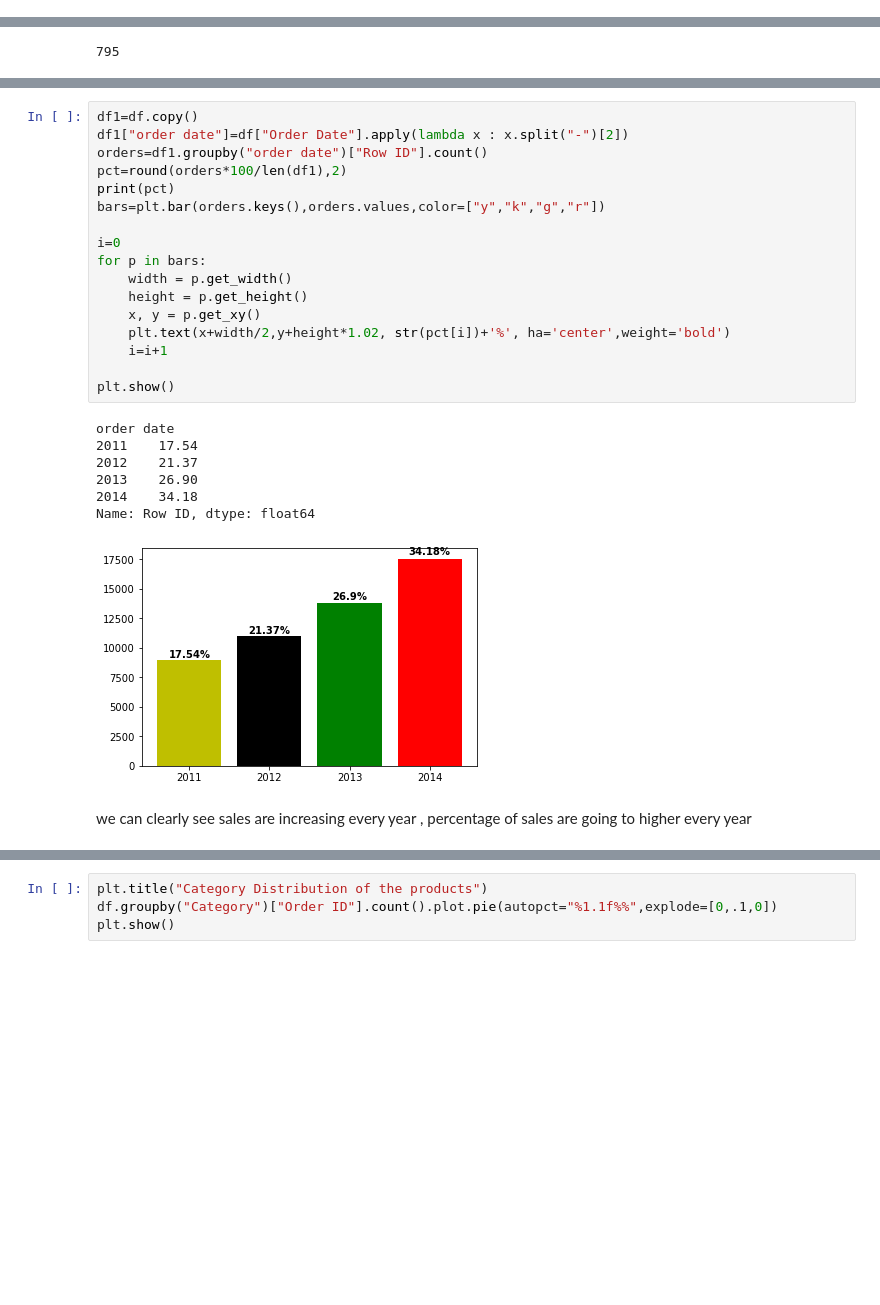
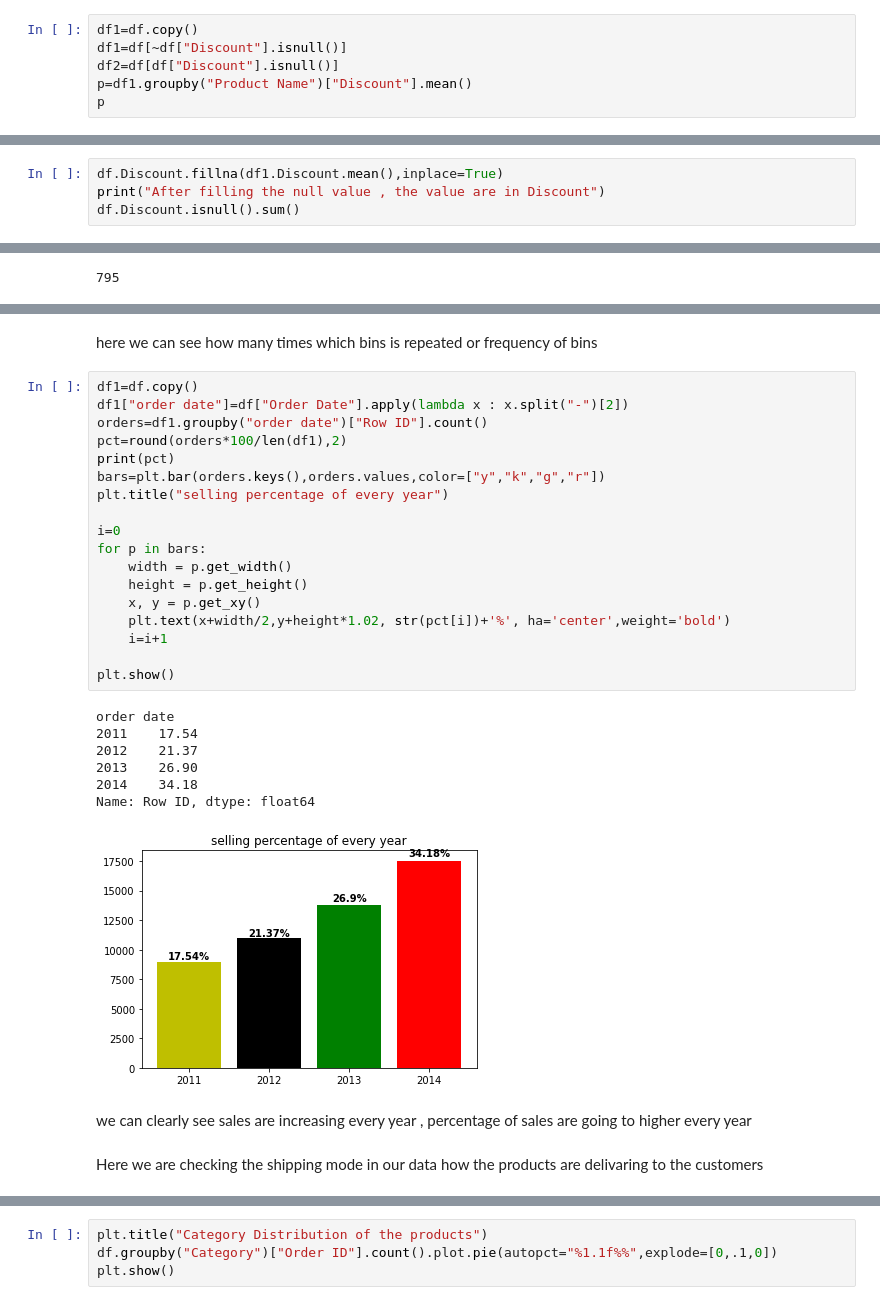
Before and after one commit to bhaglepravesh/Amazon-Sales, a Jupyter notebook: amazon_sales.ipynb, the cells around one changed output, grey strips where cells are left out. Drawn from its saved outputs; the diff is of its cells as text; blank space fills up the shorter version.

```diff
--- a/amazon_sales.ipynb
+++ b/amazon_sales.ipynb
@@ -255,0 +274,6 @@ Name: Row ID, Length: 10292, dtype: int64
+# %%
+df1=df.copy()
+df1=df[~df["Discount"].isnull()]
+df2=df[df["Discount"].isnull()]
+p=df1.groupby("Product Name")["Discount"].mean()
+p
@@ -255,0 +296,4 @@ Name: Row ID, Length: 10292, dtype: int64
+# %%
+df.Discount.fillna(df1.Discount.mean(),inplace=True)
+print("After filling the null value , the value are in Discount")
+df.Discount.isnull().sum()
@@ -288,27 +490,32 @@ df["Customer Name"].nunique()
+# %% [markdown]
+here we can see how many times which bins is repeated or frequency of bins
 # %%
 df1=df.copy()
 df1["order date"]=df["Order Date"].apply(lambda x : x.split("-")[2])
 orders=df1.groupby("order date")["Row ID"].count()
 pct=round(orders*100/len(df1),2)
 print(pct)
 bars=plt.bar(orders.keys(),orders.values,color=["y","k","g","r"])
+plt.title("selling percentage of every year")
 
 i=0
 for p in bars:
     width = p.get_width()
     height = p.get_height()
     x, y = p.get_xy()
     plt.text(x+width/2,y+height*1.02, str(pct[i])+'%', ha='center',weight='bold')
     i=i+1
 
 plt.show()
 # %% [output]
 order date
 2011    17.54
 2012    21.37
 2013    26.90
 2014    34.18
 Name: Row ID, dtype: float64
-[figure, old version]
+[figure, new version]
 # %% [markdown]
 we can clearly see sales are increasing every year , percentage of sales are going to higher every year
+# %% [markdown]
+Here we are checking the shipping mode in our data how the products are delivaring to the customers
```
Also changed, not shown: parts of 149 cells of this notebook.
